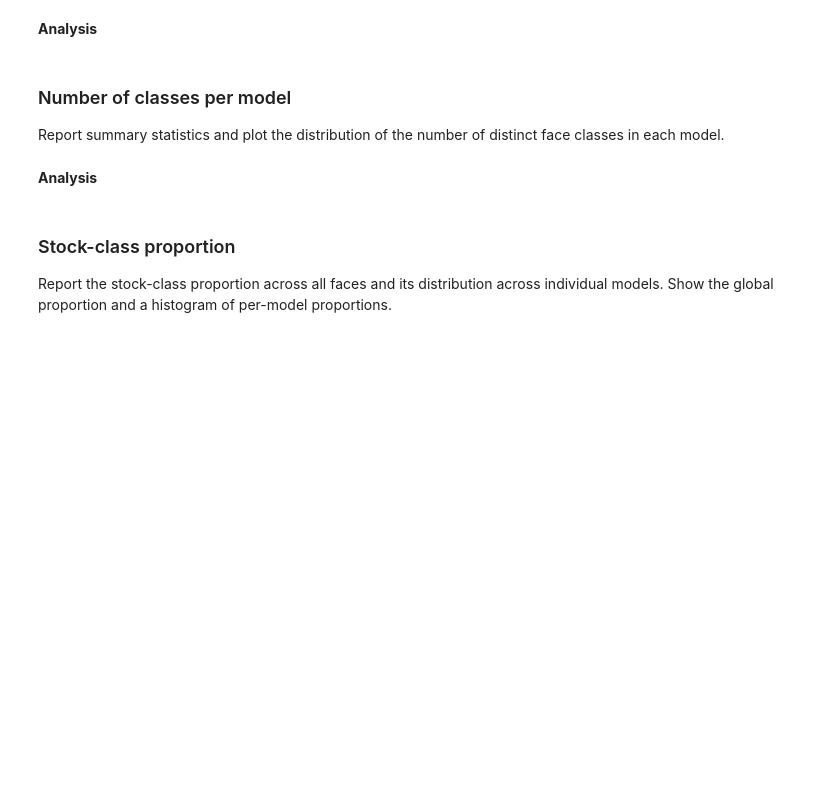
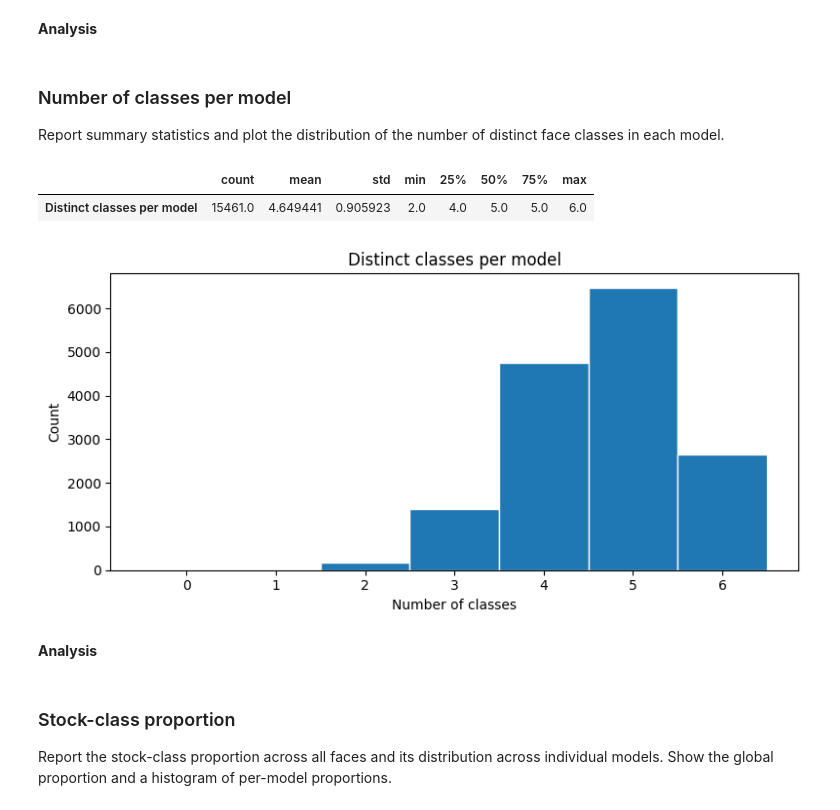
Before and after one commit to Yuan-Hou/GNN-IN-CAD, a Jupyter notebook: notebooks/eda.ipynb, the cells around one changed output. Drawn from its saved outputs; the diff is of its cells as text; code cells hidden in the pictures; blank space fills up the shorter version.

```diff
--- a/notebooks/eda.ipynb
+++ b/notebooks/eda.ipynb
@@ -20,6 +244,13 @@ Report the face count and percentage for each class. Plot class counts across th
 ### Number of classes per model
 
 Report summary statistics and plot the distribution of the number of distinct face classes in each model.
+# %%
+display(models["classes"].describe().to_frame("Distinct classes per model").T)
+histogram(models["classes"], "Distinct classes per model", "Number of classes", bins=np.arange(models["classes"].max() + 2) - 0.5)
+# %% [output]
+|  | count | mean | std | min | 25% | 50% | 75% | max |
+| Distinct classes per model | 15461.0 | 4.649441 | 0.905923 | 2.0 | 4.0 | 5.0 | 5.0 | 6.0 |
+[figure, added]
 # %% [markdown]
 **Analysis**
 
```
Also changed, not shown: parts of 28 cells of this notebook.
